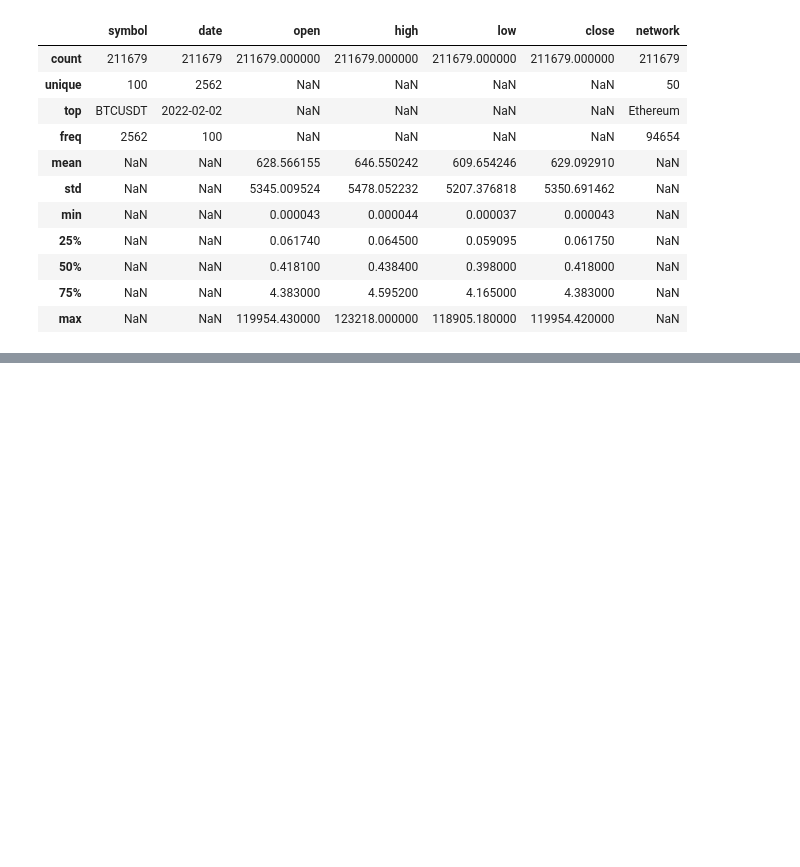
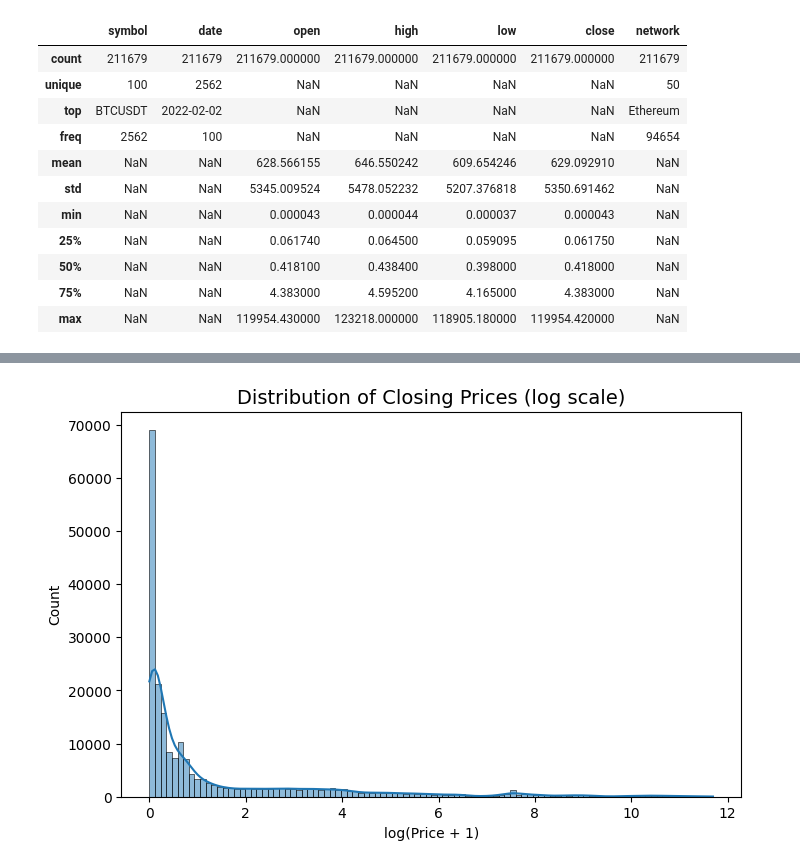
Before and after one commit to alabhastam/crypto-price-forecasting, a Jupyter notebook: main.ipynb, the cells around one changed output, grey strips where cells are left out. Saved outputs shown, nothing was run; the diff lists cells and outputs as text; code cells hidden in the pictures; blank space fills up the shorter version.

```diff
--- a/main.ipynb
+++ b/main.ipynb
@@ -77,0 +151,9 @@ display(df.describe(include='all'))
+# %%
+#  Distribution of closing prices (log scale to handle huge range)
+plt.figure(figsize=(8,5))
+sns.histplot(np.log1p(df['close']), bins=100, kde=True)
+plt.title("Distribution of Closing Prices (log scale)", fontsize=14)
+plt.xlabel("log(Price + 1)")
+plt.show()
+# %% [output]
+[figure, added]
```
Also changed, not shown: parts of 10 cells of this notebook.
